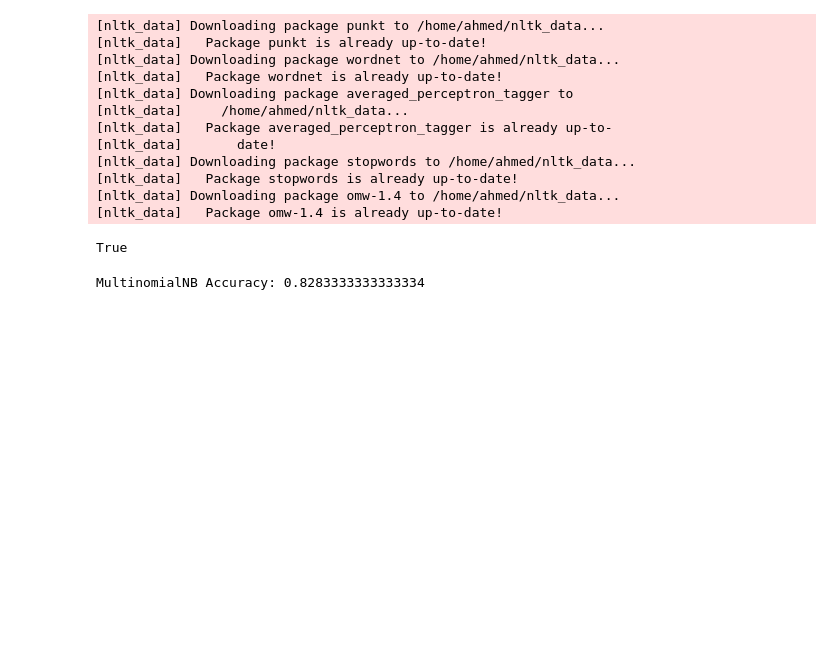
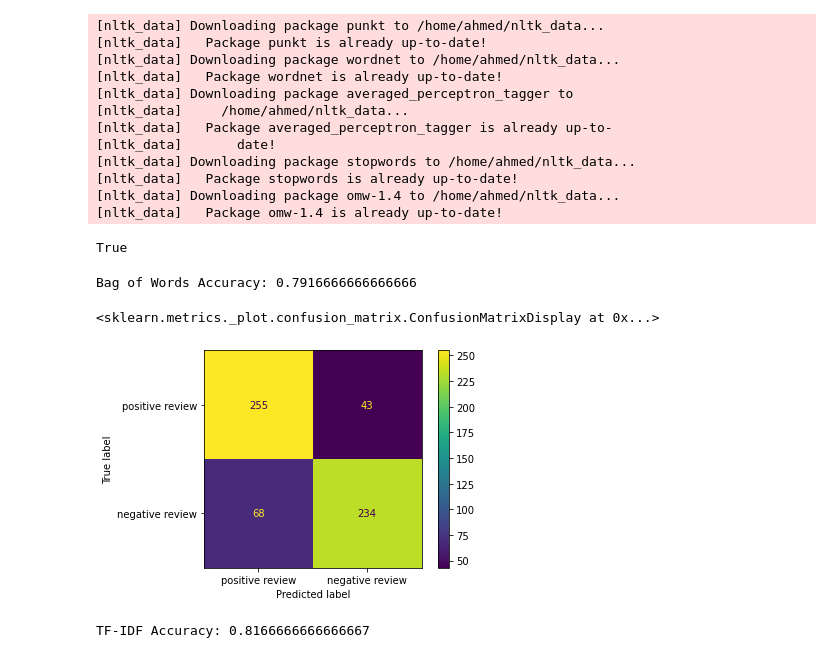
Before and after one commit to AhmedAbdelGawadFarag/movie-review-sentiment-analysis, a Jupyter notebook: sentiment_analysis.ipynb, the cells around one changed output. Cells and saved outputs as stored; diff of their text form; code cells hidden in the pictures; blank space fills up the shorter version.

Commit message:
plot accuracy and confusion matrix

```diff
--- a/sentiment_analysis.ipynb
+++ b/sentiment_analysis.ipynb
@@ -125,7 +129,36 @@ ones = np.ones(len(negative_tokens),dtype=int)
 
 Y = pd.DataFrame()
 Y['sentiment'] = np.append(zeros,ones)
+# %%
+#feature extraction using Bag of Words
+cv = CountVectorizer(lowercase=True,stop_words='english',ngram_range = (1,1))
+text_counts= cv.fit_transform(X['reviews'])
+
+X_train, X_test, y_train, y_test = train_test_split(
+    text_counts, Y['sentiment'], test_size=0.3, shuffle=True)
+
+clf = MultinomialNB().fit(X_train, y_train)
+predicted= clf.predict(X_test)
+
+BOW_ACCS = metrics.accuracy_score(y_test, predicted)
+
+print("Bag of Words Accuracy:",BOW_ACCS)
+# %% [output]
+Bag of Words Accuracy: 0.7916666666666666
+# %%
+# drawing Bag of Word confussion matrix
+conf_matrix = confusion_matrix(y_test,predicted)
+
+disp = ConfusionMatrixDisplay(confusion_matrix=conf_matrix,
+                               display_labels=['positive review','negative review'])
+
+disp.plot()
+# %% [output]
+<sklearn.metrics._plot.confusion_matrix.ConfusionMatrixDisplay at 0x...>
+[figure, added]
 # %%
+#feature extraction using tf-idf
+
 tf = TfidfVectorizer(analyzer='word', token_pattern=r'\w{1,}', max_features=5000)
 
 text_tf= tf.fit_transform(X['reviews'])
@@ -133,8 +166,12 @@ text_tf= tf.fit_transform(X['reviews'])
 X_train, X_test, y_train, y_test = train_test_split(
     text_tf, Y['sentiment'], test_size=0.3,shuffle=True)
 
+
 clf = MultinomialNB().fit(X_train, y_train)
 predicted= clf.predict(X_test)
-print("MultinomialNB Accuracy:",metrics.accuracy_score(y_test, predicted))
+
+TFIDF_ACCS = metrics.accuracy_score(y_test, predicted)
+
+print("TF-IDF Accuracy:",TFIDF_ACCS)
 # %% [output]
-MultinomialNB Accuracy: 0.8283333333333334
+TF-IDF Accuracy: 0.8166666666666667
```
Also changed, not shown: parts of 5 cells of this notebook.
